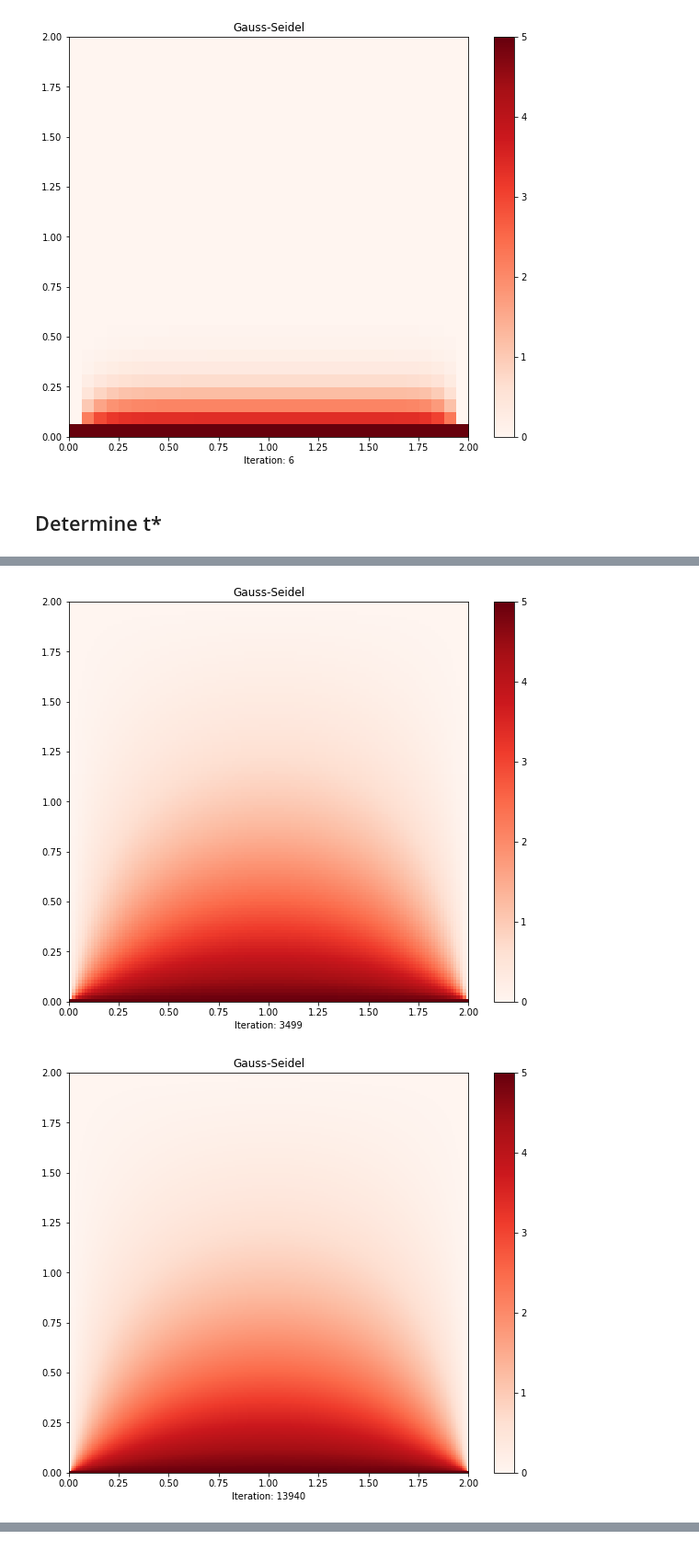
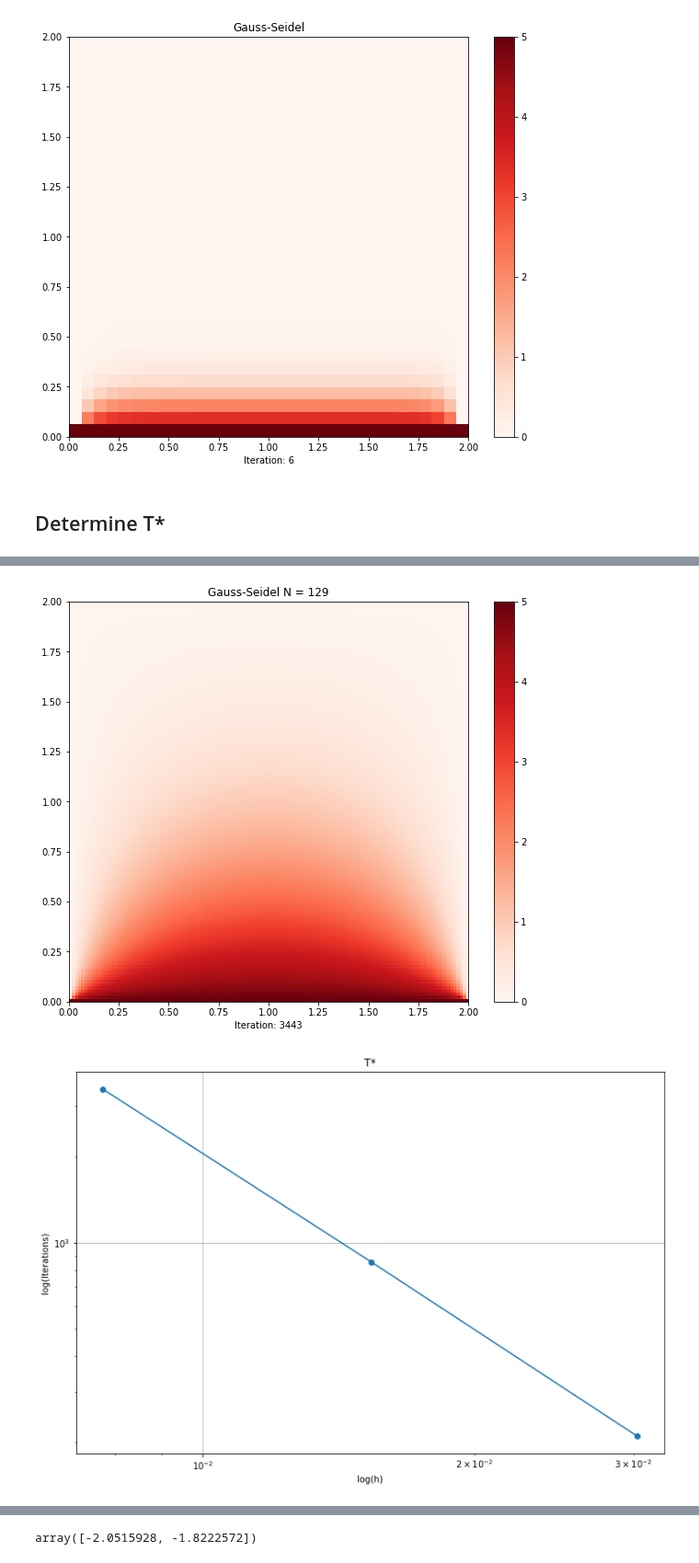
Before and after one commit to johnduffymsc/PHAS0102, a Jupyter notebook: assignment-4.ipynb, the cells around one changed output, grey strips where cells are left out. Shown at 92% size. Drawn from its saved outputs; the diff is of its cells as text; code cells hidden in the pictures.

Commit message:
Gauss-Siedel iterations development.

```diff
--- a/assignment-4.ipynb
+++ b/assignment-4.ipynb
@@ -165,9 +165,13 @@ for i in range(6):
 [figure]
 [figure]
 # %% [markdown]
-## Determine t*
+## Determine T*
 # %%
-N = [32, 64, 128, 256, 512]
+#N = [33, 65, 129, 257, 513, 1025]
+
+#N = [513, 1025, 2049]
+
+N = np.array([33, 65, 129], dtype=np.int32)
 
 T = np.zeros((len(N)), dtype=np.int32)
 
@@ -186,16 +190,18 @@ for i, n in enumerate(N):
         iteration += 1
         u = v
 
-    plot(v, 'Gauss-Seidel', iteration)
+    plot(v, 'Gauss-Seidel ' + 'N = ' + str(n), iteration)
 
     T[i] = iteration
 
 
 plt.figure(figsize=(12, 8))
-plt.loglog(N, T)
-plt.xlabel('log(N)')
+plt.loglog(1.0 / N, T, '-o')
+plt.xlabel('log(h)')
 plt.ylabel('log(Iterations)')
 plt.title('T*')
 plt.grid()
 plt.show()
+
+np.polyfit(np.log(1.0 / N), np.log(T), 1)
 # %% [output]
@@ -204,2 +210,2 @@ plt.show()
-[figure, old version]
+[figure, new version]
-[figure, old version]
+[figure, new version]
@@ -207,0 +212 @@ plt.show()
+array([-2.0515928, -1.8222572])
```
Also changed, not shown: parts of 13 cells of this notebook.
